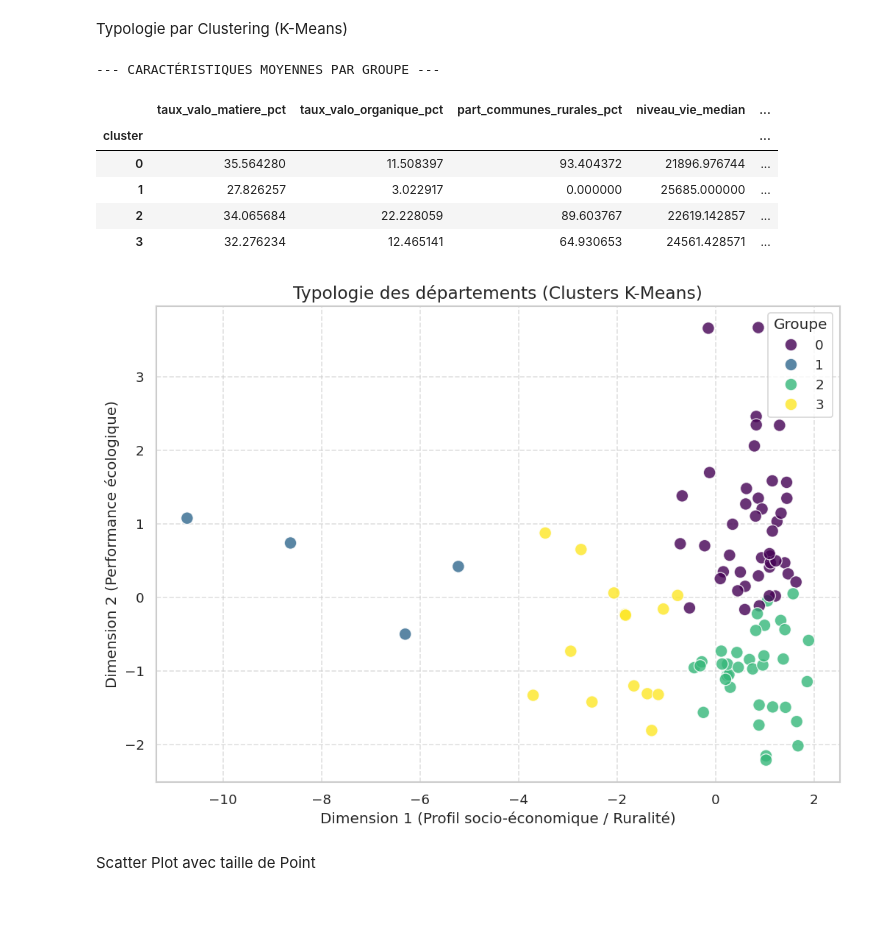
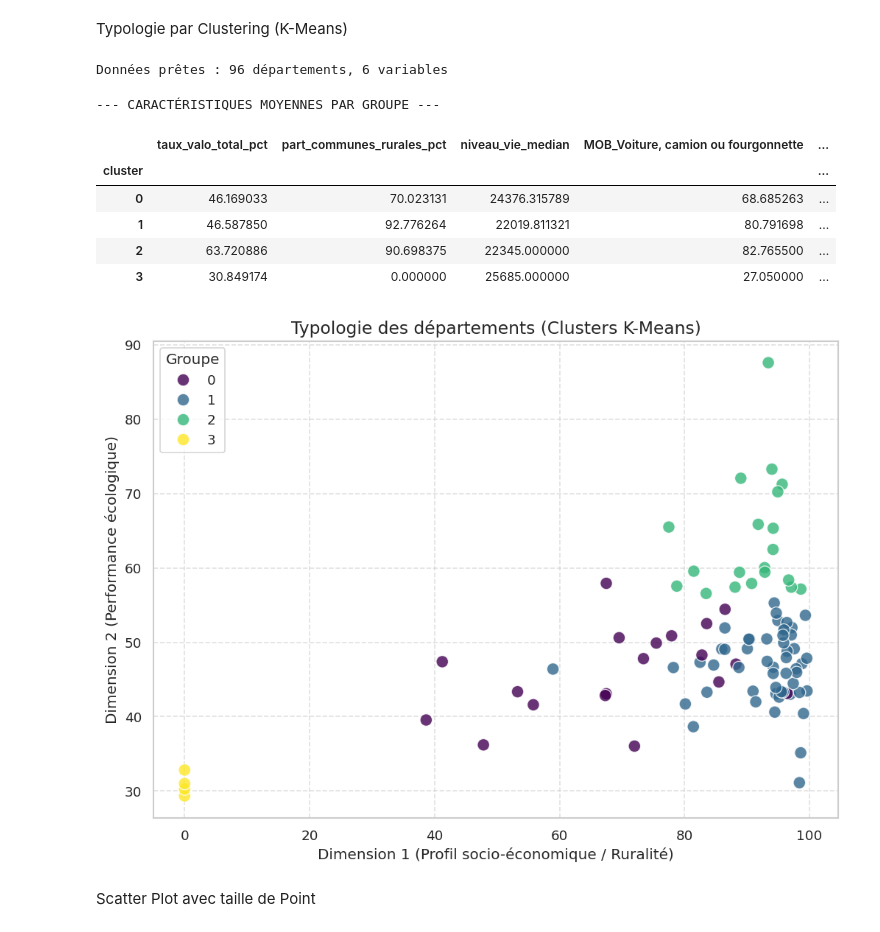
Before and after one commit to TeodoraHub/projet_pythonDS, a Jupyter notebook: recyclage_et_deplacements.ipynb, the cells around one changed output. Drawn from its saved outputs; the diff is of its cells as text; code cells hidden in the pictures.

Commit message:
correction clustering

```diff
--- a/recyclage_et_deplacements.ipynb
+++ b/recyclage_et_deplacements.ipynb
@@ -1459,6 +1463,28 @@ plt.show()
 [figure]
 # %% [markdown]
 Typologie par Clustering (K-Means)
+# %%
+
+# Variables à utiliser pour le clustering sur df_complet
+vars_acp = [
+    'taux_valo_total_pct',
+    'part_communes_rurales_pct',
+    'niveau_vie_median',
+    'MOB_Voiture, camion ou fourgonnette',
+    'MOB_Transport en commun',
+    'MOB_Deux-roues'
+]
+
+# On supprime les lignes avec valeurs manquantes
+data_clean = df_complet[vars_acp].dropna()
+
+# Normalisation (indispensable pour K-Means)
+scaler = StandardScaler()
+X_scaled = scaler.fit_transform(data_clean)
+
+print(f"Données prêtes : {X_scaled.shape[0]} départements, {X_scaled.shape[1]} variables")
+# %% [output]
+Données prêtes : 96 départements, 6 variables
 # %%
 
 # 1. On définit le modèle avec le bon argument : n_clusters
@@ -1466,46 +1492,48 @@ Typologie par Clustering (K-Means)
 kmeans = KMeans(n_clusters=4, random_state=42, n_init=10)
 
 # 2. On entraîne le modèle et on prédit les groupes
-# On utilise les données scalées (data_scaled) de l'étape précédente
-clusters = kmeans.fit_predict(data_scaled)
+clusters = kmeans.fit_predict(X_scaled)
 
 # 3. On ajoute les résultats à notre table finale
 # Attention : assure-toi que df_complet n'a pas de lignes supprimées par rapport à data_scaled
 df_complet['cluster'] = clusters
 
 # 4. Analyse des profils : qu'est-ce qui définit chaque groupe ?
 # On calcule la moyenne de chaque variable par cluster
 profils = df_complet.groupby('cluster')[vars_acp].mean()
 
 print("--- CARACTÉRISTIQUES MOYENNES PAR GROUPE ---")
 display(profils.style.background_gradient(cmap='RdYlGn', axis=0))
 
 # 5. Visualisation : On réutilise les axes de l'ACP pour colorer les points
 plt.figure(figsize=(10, 7))
+
 sns.scatterplot(
-    x=components[:, 0],
-    y=components[:, 1],
+    x=df_complet['part_communes_rurales_pct'],
+    y=df_complet['taux_valo_total_pct'],
     hue=df_complet['cluster'],
     palette='viridis',
     s=100,
     alpha=0.8
 )
+plt.xlabel("Part de communes rurales (%)")
+plt.ylabel("Taux de valorisation total (%)")
 
 plt.title("Typologie des départements (Clusters K-Means)", fontsize=14)
 plt.xlabel("Dimension 1 (Profil socio-économique / Ruralité)")
 plt.ylabel("Dimension 2 (Performance écologique)")
 plt.legend(title="Groupe")
 plt.grid(True, linestyle='--', alpha=0.6)
 plt.show()
 # %% [output]
 --- CARACTÉRISTIQUES MOYENNES PAR GROUPE ---
-|  | taux_valo_matiere_pct | taux_valo_organique_pct | part_communes_rurales_pct | niveau_vie_median | ... |
+|  | taux_valo_total_pct | part_communes_rurales_pct | niveau_vie_median | MOB_Voiture, camion ou fourgonnette | ... |
 | cluster |  |  |  |  | ... |
-| 0 | 35.564280 | 11.508397 | 93.404372 | 21896.976744 | ... |
-| 1 | 27.826257 | 3.022917 | 0.000000 | 25685.000000 | ... |
-| 2 | 34.065684 | 22.228059 | 89.603767 | 22619.142857 | ... |
-| 3 | 32.276234 | 12.465141 | 64.930653 | 24561.428571 | ... |
+| 0 | 46.169033 | 70.023131 | 24376.315789 | 68.685263 | ... |
+| 1 | 46.587850 | 92.776264 | 22019.811321 | 80.791698 | ... |
+| 2 | 63.720886 | 90.698375 | 22345.000000 | 82.765500 | ... |
+| 3 | 30.849174 | 0.000000 | 25685.000000 | 27.050000 | ... |
-[figure, old version]
+[figure, new version]
 # %% [markdown]
 Scatter Plot avec taille de Point
 # %%
```
Also changed, not shown: parts of 7 cells of this notebook.
